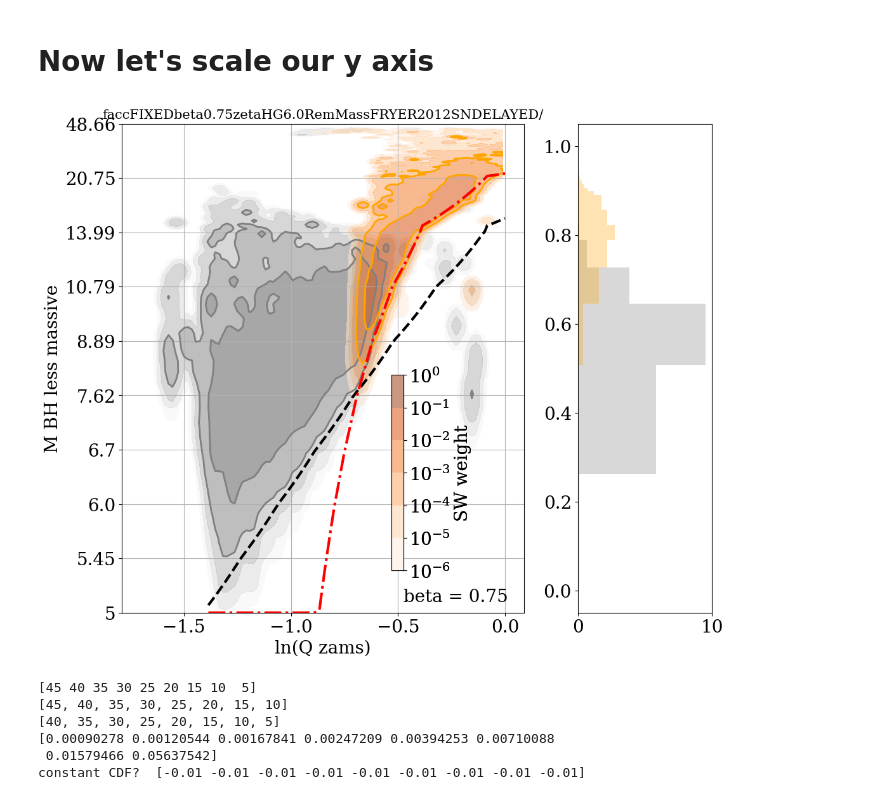
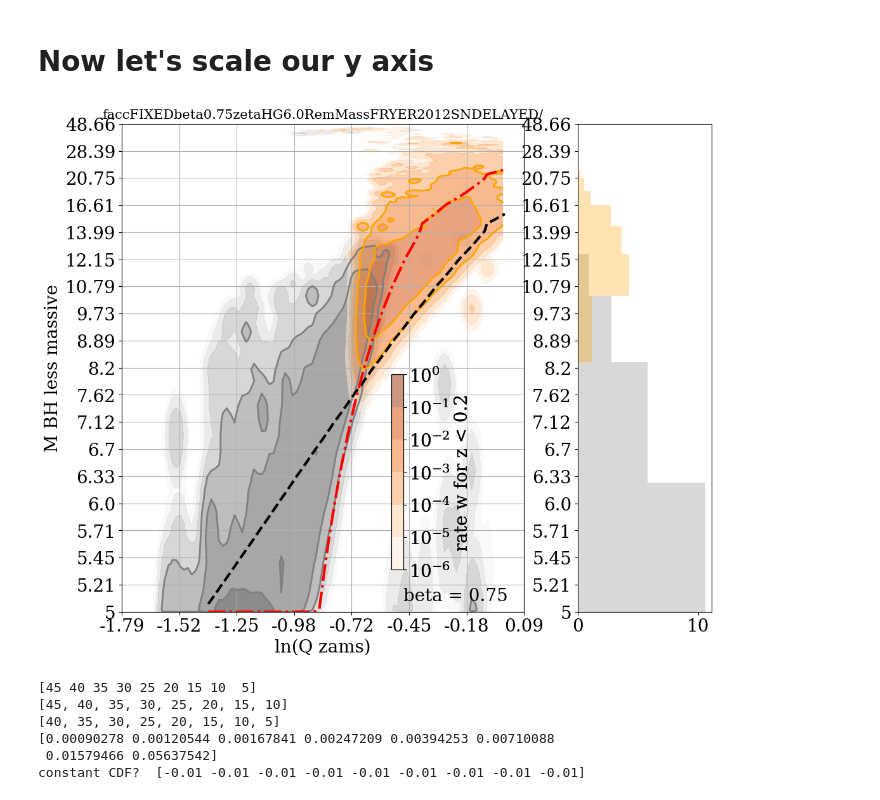
Before and after one commit to LiekeVanSon/BumpAt20, a Jupyter notebook: Code/InspectBumpAt20.ipynb, the cells around one changed output. Cells and saved outputs as stored; diff of their text form; code cells hidden in the pictures.

Commit message:
further inspecting IMF scaled plot

```diff
--- a/Code/InspectBumpAt20.ipynb
+++ b/Code/InspectBumpAt20.ipynb
@@ -915,8 +915,8 @@ y_start = 5
 Y_ticks = [y_start]
 y = y_start
 while y < 45:
-    dy = delta_y(y, a = 2.3, k = 1, c = 1e-2)
-    # print('y', y, 'dy', dy, 'y+dy', y+dy)
+    dy = delta_y(y, a = 2.3, k = 1, c = 5e-3)
+    print('y', y, 'dy', dy, 'y+dy', y+dy)
     y += dy
     Y_ticks.append(y)
 
@@ -932,6 +947,8 @@ constant CDF?  [-0.01 -0.01 -0.01 -0.01 -0.01 -0.01 -0.01 -0.01 -0.01]
 from matplotlib.colors import LogNorm
 from scipy.ndimage.filters import gaussian_filter
 import matplotlib.gridspec as gridspec
+from matplotlib.ticker import FormatStrFormatter
+
 
 to_plot_table = merging_BBH # M2_moremass_BBH
 to_plot_table['qZAMS'] = to_plot_table['Mass@ZAMS(2)']/to_plot_table['Mass@ZAMS(1)']
@@ -970,7 +987,7 @@ for i, to_plot_table in enumerate([M1_moremass_BBH, M2_moremass_BBH]):
     to_plot_weight =  Weights_list[i] #Weights #  M2_moremass_Weights #
 
     # Create a 2D histogram
-    new_y_vals = np.interp(to_plot_table['M_moreMassive'], Y_ticks, new_Y_ticks)
+    new_y_vals = np.interp(to_plot_table['M_lessMassive'], Y_ticks, new_Y_ticks)
     hist, x_edges, y_edges = np.histogram2d(np.log(to_plot_table['qZAMS']), new_y_vals,
                                             bins=[x_bins, new_y_bins], weights= to_plot_weight)
 
@@ -989,40 +1006,50 @@ for i, to_plot_table in enumerate([M1_moremass_BBH, M2_moremass_BBH]):
                     width="3%",  # width = 5% of parent_bbox width
                     height="40%",  # height : 50%
                     loc='lower left', bbox_to_anchor=(0.65, 0.07, 1, 1), bbox_transform=ax.transAxes)
-    cbar = fig.colorbar(im, cax=cax, orientation="vertical",label = 'SW weight')
+    cbar = fig.colorbar(im, cax=cax, orientation="vertical",label = 'rate w for z < 0.2')
 
     # #######################
     # # Create the histogram interpolating to new y values
     hist_bins = np.linspace(0,50,25)
-    ax2.hist(np.interp(to_plot_table['M_moreMassive'], Y_ticks, new_Y_ticks), bins= np.interp(hist_bins, Y_ticks, new_Y_ticks), weights = to_plot_weight,
+    ax2.hist(np.interp(to_plot_table['M_lessMassive'], Y_ticks, new_Y_ticks), bins= np.interp(hist_bins, Y_ticks, new_Y_ticks), weights = to_plot_weight,
             orientation='horizontal', color=colors[i], alpha=0.3)
 
 # #######
 # map your old y values to the new y values using np.interp
 ax.plot(np.log(qzams), np.interp(Min_MBH1, Y_ticks, new_Y_ticks), color = 'k', lw = 3, ls = '--', label = 'min Mbha')
 ax.plot(np.log(qzams), np.interp(minM_BH2, Y_ticks, new_Y_ticks), color = 'red', lw = 3, ls = '-.', label = 'min Mbhb')
 # # print('qzams', qzams, 'Min_MBH1',Min_MBH1 , 'minM_BH2', minM_BH2)
 
 
+# Increase number of x ticks
+ax.xaxis.set_major_locator(plt.LinearLocator(8))
+ax.xaxis.set_major_formatter(FormatStrFormatter('%.2f'))
+
 # Set the y-ticks and y-ticklabels
 ax.set_yticks(new_Y_ticks)
 ax.yaxis.set_ticklabels([np.round(y,2) for y in Y_ticks]) # change the ticks' names to y
+ax.set_ylim(new_Y_ticks[0], new_Y_ticks[-1])
+
+# Also for the second axis
+ax2.set_yticks(new_Y_ticks)
+ax2.yaxis.set_ticklabels([np.round(y,2) for y in Y_ticks]) # change the ticks' names to y
+ax2.set_ylim(new_Y_ticks[0], new_Y_ticks[-1])
 
 #######
 ax.text(0.7, 0.05, 'beta = %s' % (BETA), ha='left', va='top', transform=ax.transAxes, size=20)
 
 ax.set_xlabel('ln(Q zams)')
 ax.set_ylabel('M BH less massive')
-# ax.set_ylim(5,50)
+
 # ax.set_xlim(0,1.1)
 
 ax.grid(True)
 
 ax.set_title(sim_name, fontsize =15)
 
 plt.show()
 # %% [output]
-[figure, old version]
+[figure, new version]
 # %%
 m_up = np.arange(5, 50, 5)[::-1]
 print(m_up)
```
Also changed, not shown: parts of 1 cell of this notebook.
